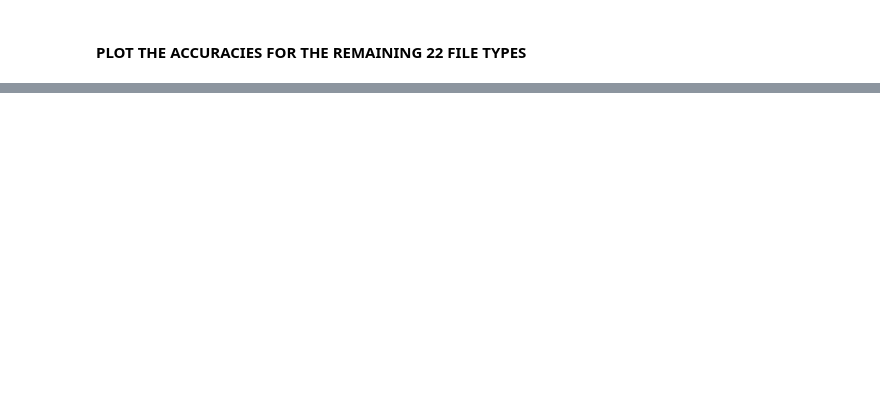
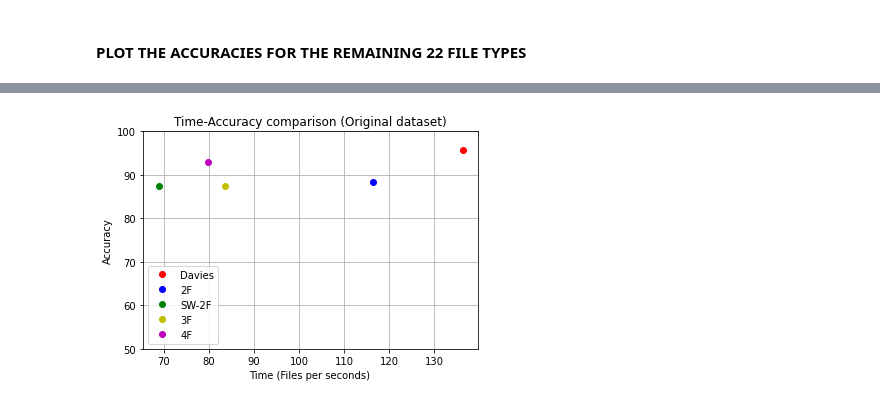
Before and after one commit to gomitolof/DAA-for-Ransomware-detection, a Jupyter notebook: models_mix/best_models.ipynb, the cells around one changed output, grey strips where cells are left out. Cells and saved outputs as stored; diff of their text form; code cells hidden in the pictures; blank space fills up the shorter version.

```diff
--- a/models_mix/best_models.ipynb
+++ b/models_mix/best_models.ipynb
@@ -1013,0 +1047,19 @@ plt.show()
+# %%
+time = [41/5590,48/5590,81/5571,67/5590,70/5590]
+time1= [5590/41,5590/48,5571/81,5590/67,5590/70]
+acc_org = [95.79,88.28,87.40,87.37,92.90]
+
+plt.plot(time1[0], acc_org[0],'ro', label="Davies")
+plt.plot(time1[1], acc_org[1],'bo', label="2F")
+plt.plot(time1[2], acc_org[2],'go', label="SW-2F")
+plt.plot(time1[3], acc_org[3],'yo', label="3F")
+plt.plot(time1[4], acc_org[4],'mo', label="4F")
+plt.legend()
+plt.grid()
+plt.ylim([50 ,100])
+plt.ylabel('Accuracy')
+plt.xlabel('Time (Files per seconds) ')
+plt.title('Time-Accuracy comparison (Original dataset)')
+plt.show()
+# %% [output]
+[figure, added]
```
Also changed, not shown: parts of 16 cells of this notebook, 26 other files.
